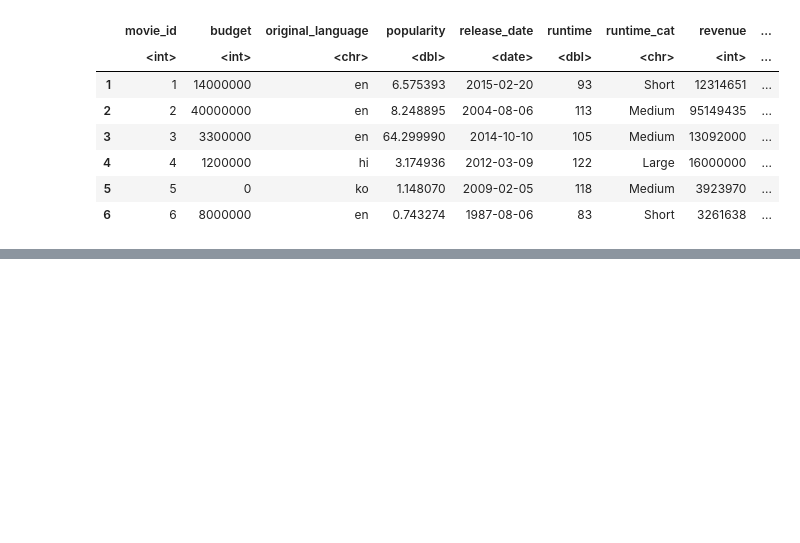
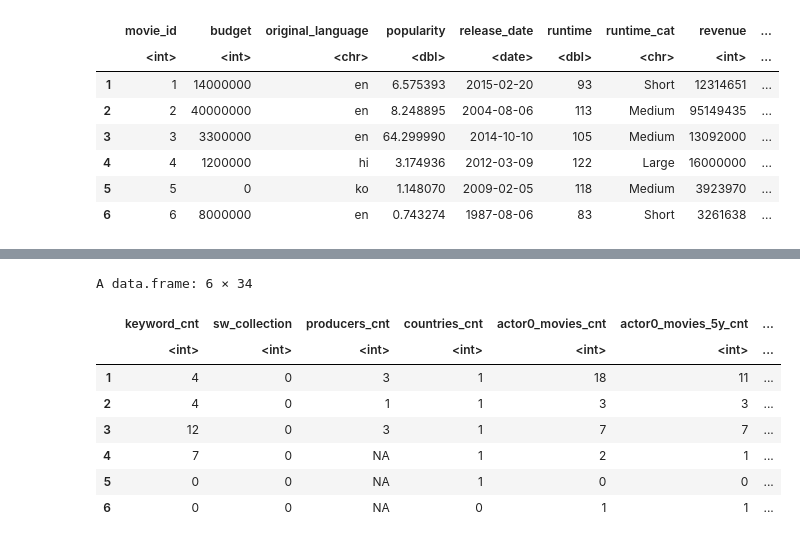
Before and after one commit to mouhadeb/DataScience, a Jupyter notebook: stats/Home Exercise 4.ipynb, the cells around one changed output, grey strips where cells are left out. Drawn from its saved outputs; the diff is of its cells as text; code cells hidden in the pictures; blank space fills up the shorter version.

```diff
--- a/stats/Home Exercise 4.ipynb
+++ b/stats/Home Exercise 4.ipynb
@@ -25,0 +147,47 @@ A data.frame: 6 × 85
+# %%
+zm6 <- movies_ff_v %>% select("keyword_cnt"
+                              ,"keyword_cnt"
+                              ,"sw_collection"
+                              ,"producers_cnt"
+                              ,"countries_cnt"
+                                  ,"actor0_movies_cnt"
+                                  ,"actor0_movies_5y_cnt"
+                                  ,"actor1_movies_cnt"
+                                  ,"actor1_movies_5y_cnt"
+                                  ,"actor2_movies_cnt"
+                                  ,"actor2_movies_5y_cnt"
+                                  ,"director_movies_cnt"
+                                  ,"director_movies_5y_cnt"
+                                    ,"depart_Art"
+                                    ,"depart_Camera"
+                                    ,"depart_Crew"
+                                    ,"depart_Custom_Mkup"
+                                    ,"depart_Directing"
+                                    ,"depart_Editing"
+                                    ,"depart_Lighting"
+                                    ,"depart_Production"
+                                    ,"depart_Sound"
+                                    ,"depart_Visual_Effects"
+                                    ,"depart_Writing"
+                                    ,"depart_Art_female"
+                                    ,"depart_Camera_female"
+                                    ,"depart_Crew_female"
+                                    ,"depart_Custom_Mkup_female"
+                                    ,"depart_Directing_female"
+                                    ,"depart_Editing_female"
+                                    ,"depart_Lighting_female"
+                                    ,"depart_Production_female"
+                                    ,"depart_Sound_female"
+                                    ,"depart_Visual_Effects_female"
+                                    ,"depart_Writing_female")
+head(zm6)
+# %% [output]
+A data.frame: 6 × 34
+|  | keyword_cnt | sw_collection | producers_cnt | countries_cnt | actor0_movies_cnt | actor0_movies_5y_cnt | ... |
+|  | <int> | <int> | <int> | <int> | <int> | <int> | ... |
+| 1 | 4 | 0 | 3 | 1 | 18 | 11 | ... |
+| 2 | 4 | 0 | 1 | 1 | 3 | 3 | ... |
+| 3 | 12 | 0 | 3 | 1 | 7 | 7 | ... |
+| 4 | 7 | 0 | NA | 1 | 2 | 1 | ... |
+| 5 | 0 | 0 | NA | 1 | 0 | 0 | ... |
+| 6 | 0 | 0 | NA | 0 | 1 | 1 | ... |
```
Also changed, not shown: parts of 10 cells of this notebook, 1 other file.
